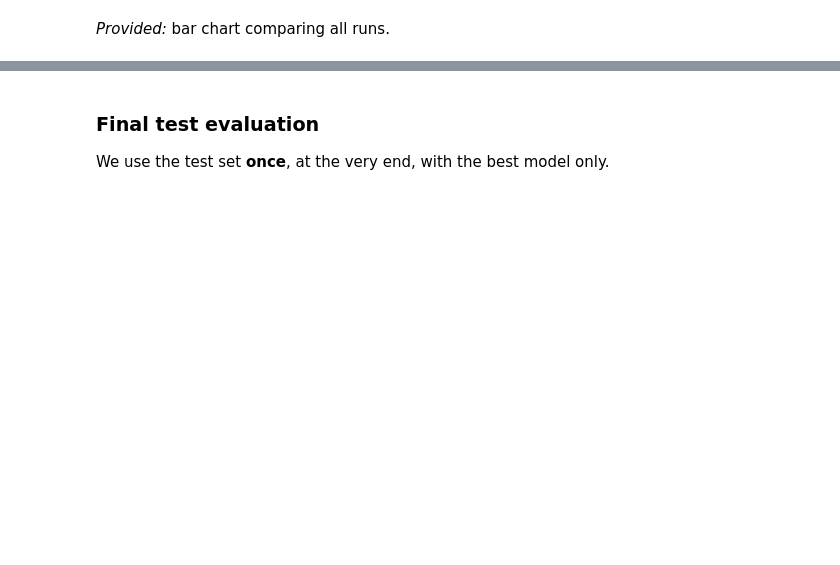
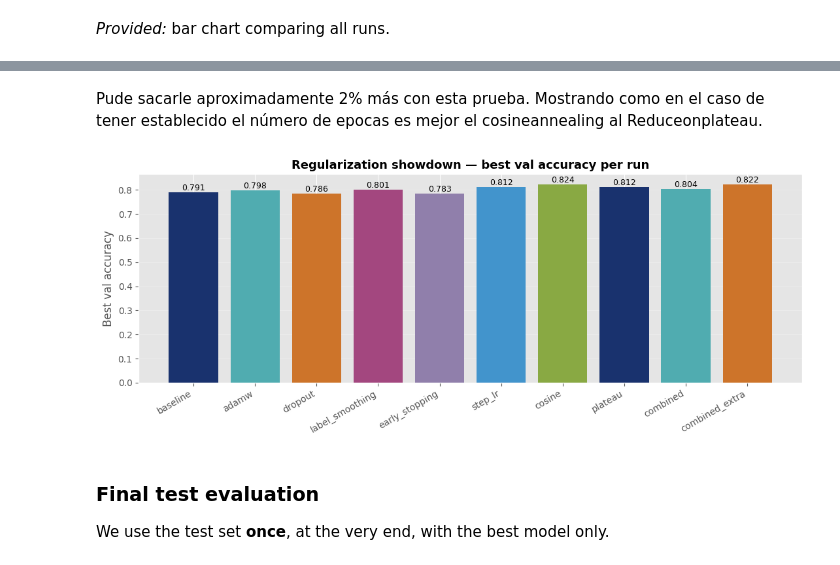
Before and after one commit to naguer019/deep-learning-course-notebooks, a Jupyter notebook: notebooks/notebook_5.ipynb, the cells around one changed output, grey strips where cells are left out. Cells and saved outputs as stored; diff of their text form; code cells hidden in the pictures; blank space fills up the shorter version.

```diff
--- a/notebooks/notebook_5.ipynb
+++ b/notebooks/notebook_5.ipynb
@@ -816,6 +1099,15 @@ plt.tight_layout(); plt.show()
 Combine **AdamW + dropout + early stopping + the best scheduler** from 4.6–4.8. You may also keep label smoothing if it helped. Train and store the result in `results['combined']`.
 # %%
 # YOUR CODE HERE
-raise NotImplementedError()
+results["combined"] = run_experiment(
+    name = "combined",
+    model_fn = dropout_model_fn,
+    optimizer_fn = adamw_optim_fn,
+    loss_fn = smooth_loss_fn,
+    scheduler_fn = plateau_fn,
+    num_epochs = NUM_EPOCHS_EXP,
+    early_stopping_patience = 5,
+    verbose = True
+)
 
 print("Combined best val acc:", results["combined"]["best_val_acc"])
@@ -838,0 +1145,13 @@ plt.tight_layout(); plt.show()
+# %%
+results["combined_extra"] = run_experiment(
+    name = "combined_extra",
+    model_fn = dropout_model_fn,
+    optimizer_fn = adamw_optim_fn,
+    loss_fn = smooth_loss_fn,
+    scheduler_fn = cosine_fn,
+    num_epochs = NUM_EPOCHS_EXP,
+    early_stopping_patience = None,
+    verbose = True
+)
+
+print("Combined best val acc:", results["combined_extra"]["best_val_acc"])
@@ -839,3 +1166,22 @@ plt.tight_layout(); plt.show()
+# %% [markdown]
+Pude sacarle aproximadamente 2% más con esta prueba. Mostrando como en el caso de tener establecido el número de epocas es mejor el cosineannealing al Reduceonplateau.
+# %%
+fig, ax = plt.subplots(figsize=(11, 4.5))
+names = list(results.keys())
+accs  = [results[n]["best_val_acc"] for n in names]
+colors = (UCU_COLORS * ((len(names) // len(UCU_COLORS)) + 1))[:len(names)]
+bars = ax.bar(names, accs, color=colors)
+for b, a in zip(bars, accs):
+    ax.text(b.get_x() + b.get_width() / 2, a, f"{a:.3f}",
+            ha="center", va="bottom", fontsize=9)
+ax.set_ylabel("Best val accuracy")
+ax.set_title("Regularization showdown — best val accuracy per run",
+             fontsize=13, fontweight="bold")
+ax.grid(True, alpha=0.3, axis="y")
+plt.xticks(rotation=30, ha="right")
+plt.tight_layout(); plt.show()
+# %% [output]
+[figure, added]
 # %% [markdown]
 ### Final test evaluation
 
```
Also changed, not shown: parts of 30 cells of this notebook.
